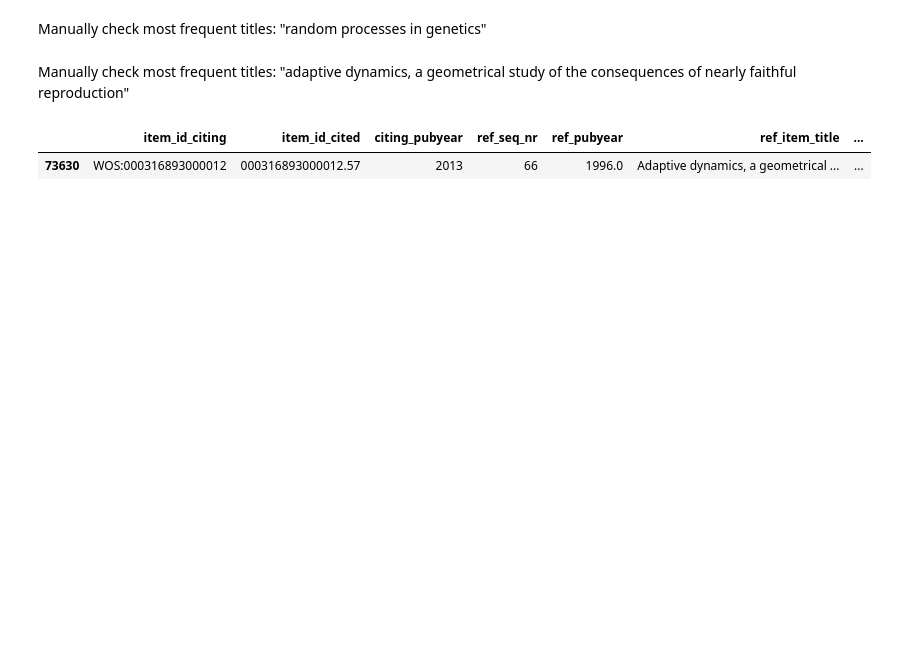
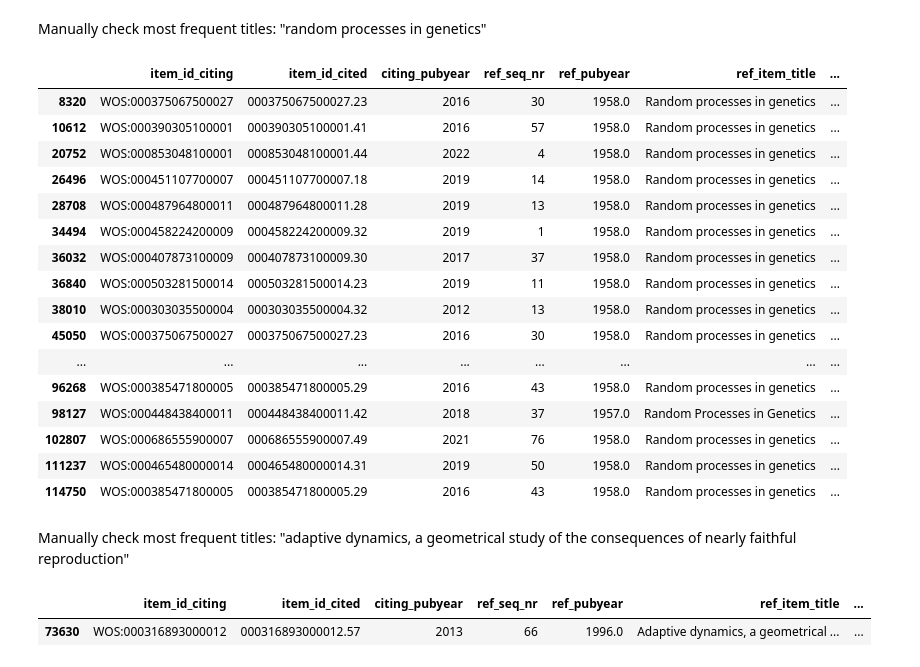
Before and after one commit to vivkow/Evolgath, a Jupyter notebook: New Keywords Refs clean.ipynb, the cells around one changed output. Saved outputs shown, nothing was run; the diff lists cells and outputs as text; code cells hidden in the pictures; blank space fills up the shorter version.

```diff
--- a/New Keywords Refs clean.ipynb
+++ b/New Keywords Refs clean.ipynb
@@ -462,9 +464,27 @@ Manually check most frequent titles: "population dynamics from game theory"
 Manually check most frequent titles: "random processes in genetics"
 # %%
 # check titles with most ids, take care of indexing
-#merged_coop2.loc[merged_coop2['title_lower'] == 'random processes in genetics'] # uncomment to see all rows
+merged_coop2.loc[merged_coop2['title_lower'] == 'random processes in genetics'] # uncomment to see all rows
 
 # no steps needed, all entries from Moran.
+# %% [output]
+|  | item_id_citing | item_id_cited | citing_pubyear | ref_seq_nr | ref_pubyear | ref_item_title | ... |
+| 8320 | WOS:000375067500027 | 000375067500027.23 | 2016 | 30 | 1958.0 | Random processes in genetics | ... |
+| 10612 | WOS:000390305100001 | 000390305100001.41 | 2016 | 57 | 1958.0 | Random processes in genetics | ... |
+| 20752 | WOS:000853048100001 | 000853048100001.44 | 2022 | 4 | 1958.0 | Random processes in genetics | ... |
+| 26496 | WOS:000451107700007 | 000451107700007.18 | 2019 | 14 | 1958.0 | Random processes in genetics | ... |
+| 28708 | WOS:000487964800011 | 000487964800011.28 | 2019 | 13 | 1958.0 | Random processes in genetics | ... |
+| 34494 | WOS:000458224200009 | 000458224200009.32 | 2019 | 1 | 1958.0 | Random processes in genetics | ... |
+| 36032 | WOS:000407873100009 | 000407873100009.30 | 2017 | 37 | 1958.0 | Random processes in genetics | ... |
+| 36840 | WOS:000503281500014 | 000503281500014.23 | 2019 | 11 | 1958.0 | Random processes in genetics | ... |
+| 38010 | WOS:000303035500004 | 000303035500004.32 | 2012 | 13 | 1958.0 | Random processes in genetics | ... |
+| 45050 | WOS:000375067500027 | 000375067500027.23 | 2016 | 30 | 1958.0 | Random processes in genetics | ... |
+| ... | ... | ... | ... | ... | ... | ... | ... |
+| 96268 | WOS:000385471800005 | 000385471800005.29 | 2016 | 43 | 1958.0 | Random processes in genetics | ... |
+| 98127 | WOS:000448438400011 | 000448438400011.42 | 2018 | 37 | 1957.0 | Random Processes in Genetics | ... |
+| 102807 | WOS:000686555900007 | 000686555900007.49 | 2021 | 76 | 1958.0 | Random processes in genetics | ... |
+| 111237 | WOS:000465480000014 | 000465480000014.31 | 2019 | 50 | 1958.0 | Random processes in genetics | ... |
+| 114750 | WOS:000385471800005 | 000385471800005.29 | 2016 | 43 | 1958.0 | Random processes in genetics | ... |
 # %% [markdown]
 Manually check most frequent titles: "adaptive dynamics, a geometrical study of the consequences of nearly faithful reproduction"
 # %%
```
Also changed, not shown: parts of 7 cells of this notebook.
